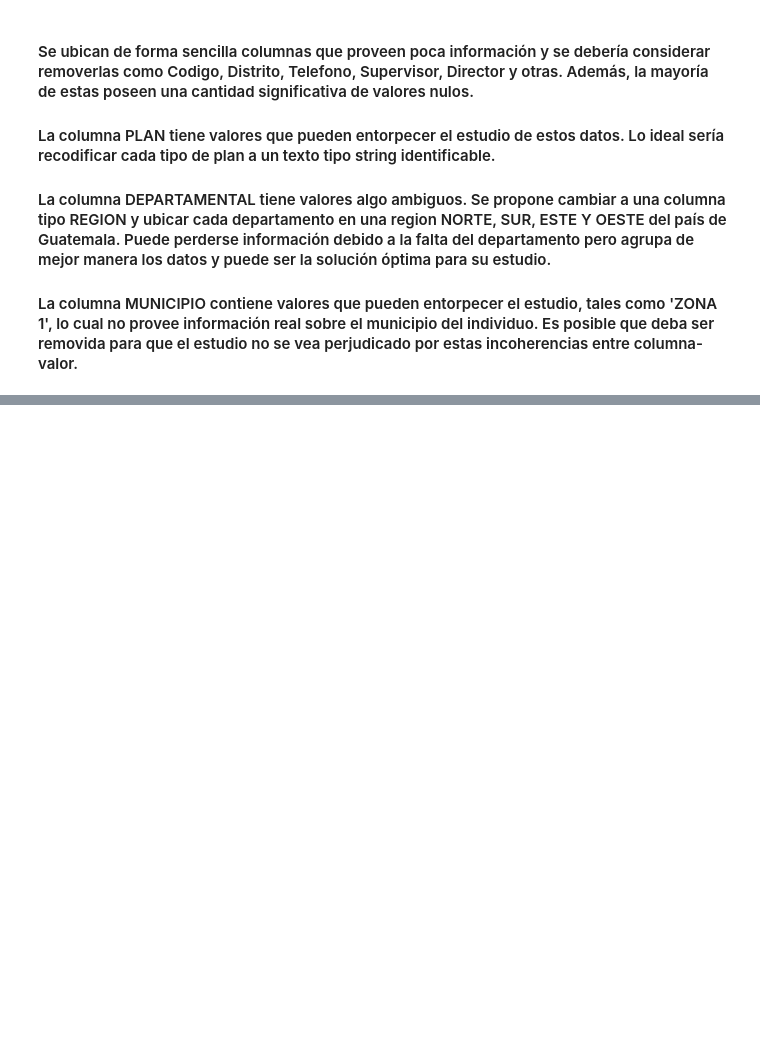
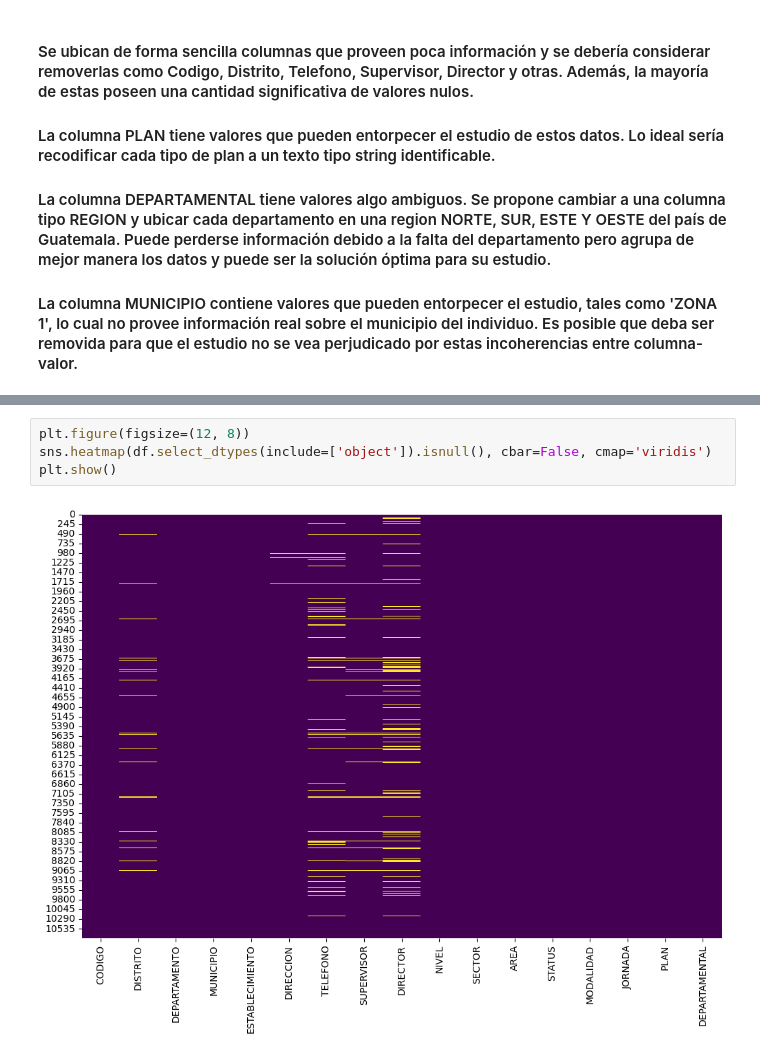
Before and after one commit to MelissaPerez09/Proyecto01-CC3084, a Jupyter notebook: proyecto1.ipynb, the cells around one changed output, grey strips where cells are left out. Cells and saved outputs as stored; diff of their text form; blank space fills up the shorter version.

Commit message:
DF description with null heatmap

```diff
--- a/proyecto1.ipynb
+++ b/proyecto1.ipynb
@@ -82,0 +125,6 @@ dtype: int64
+# %%
+plt.figure(figsize=(12, 8))
+sns.heatmap(df.select_dtypes(include=['object']).isnull(), cbar=False, cmap='viridis')
+plt.show()
+# %% [output]
+[figure, added]
```
Also changed, not shown: parts of 7 cells of this notebook.
